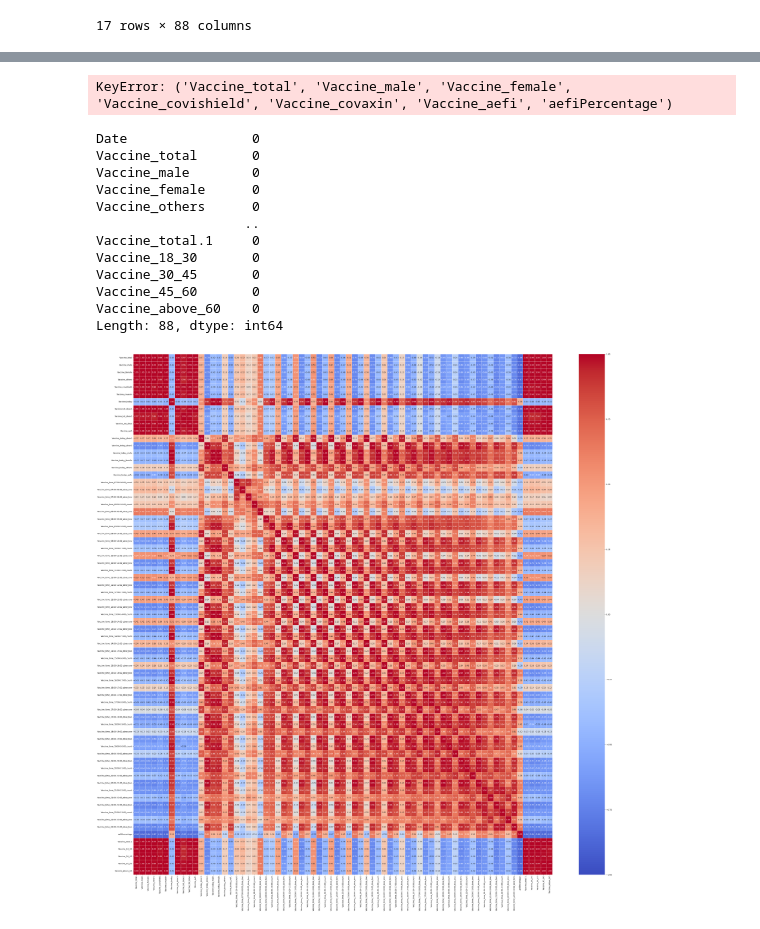
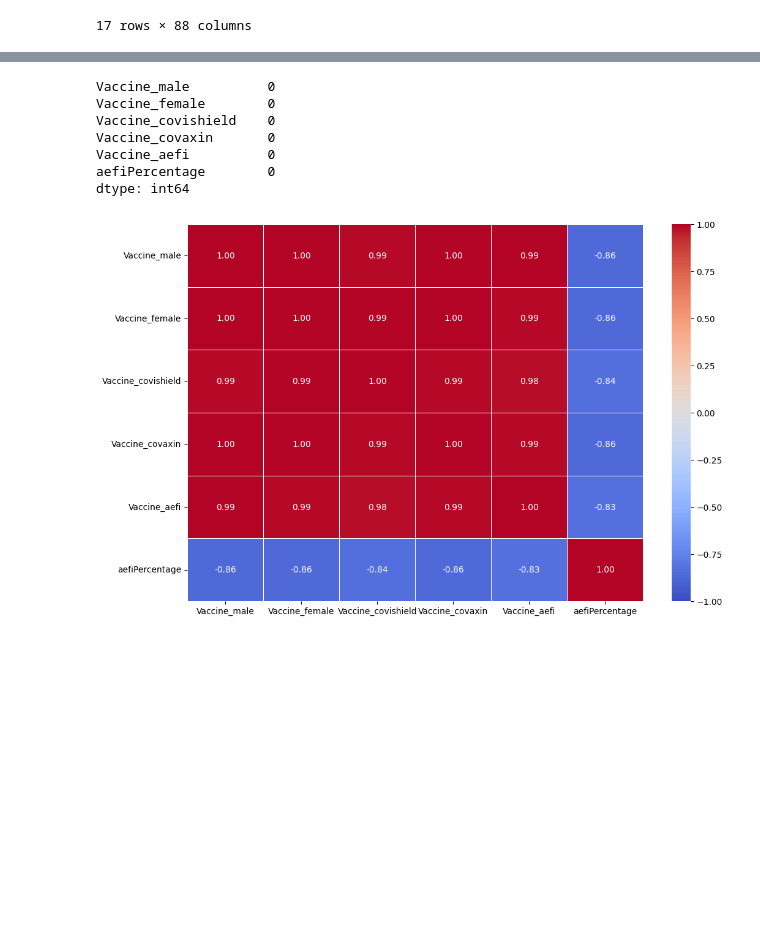
Before and after one commit to deyeon/vaccine_app, a Jupyter notebook: vaccine_app.ipynb, the cells around one changed output, grey strips where cells are left out. Drawn from its saved outputs; the diff is of its cells as text; code cells hidden in the pictures; blank space fills up the shorter version.

```diff
--- a/vaccine_app.ipynb
+++ b/vaccine_app.ipynb
@@ -140,26 +139,19 @@ df.describe()
 # %%
-df.loc[:,[]'Vaccine_total','Vaccine_male','Vaccine_female','Vaccine_covishield','Vaccine_covaxin','Vaccine_aefi','aefiPercentage']
+df = df.loc[:,['Vaccine_male','Vaccine_female','Vaccine_covishield','Vaccine_covaxin','Vaccine_aefi','aefiPercentage']]
-# %% [output]
-KeyError: ('Vaccine_total', 'Vaccine_male', 'Vaccine_female', 'Vaccine_covishield', 'Vaccine_covaxin', 'Vaccine_aefi', 'aefiPercentage')
 # %%
 df.isna().sum()
 # %% [output]
-Date                0
-Vaccine_total       0
-Vaccine_male        0
-Vaccine_female      0
-Vaccine_others      0
-                   ..
-Vaccine_total.1     0
-Vaccine_18_30       0
-Vaccine_30_45       0
-Vaccine_45_60       0
-Vaccine_above_60    0
-Length: 88, dtype: int64
+Vaccine_male          0
+Vaccine_female        0
+Vaccine_covishield    0
+Vaccine_covaxin       0
+Vaccine_aefi          0
+aefiPercentage        0
+dtype: int64
 # %%
-plt.figure(figsize=(50,50))
+plt.figure(figsize=(12,8))
 sb.heatmap(data=df.corr(),annot=True,fmt='.2f',cmap='coolwarm',
           vmin = -1,vmax=1,linewidths=0.5)
 plt.show()
 # %% [output]
-[figure, old version]
+[figure, new version]
```
Also changed, not shown: parts of 1 cell of this notebook.
